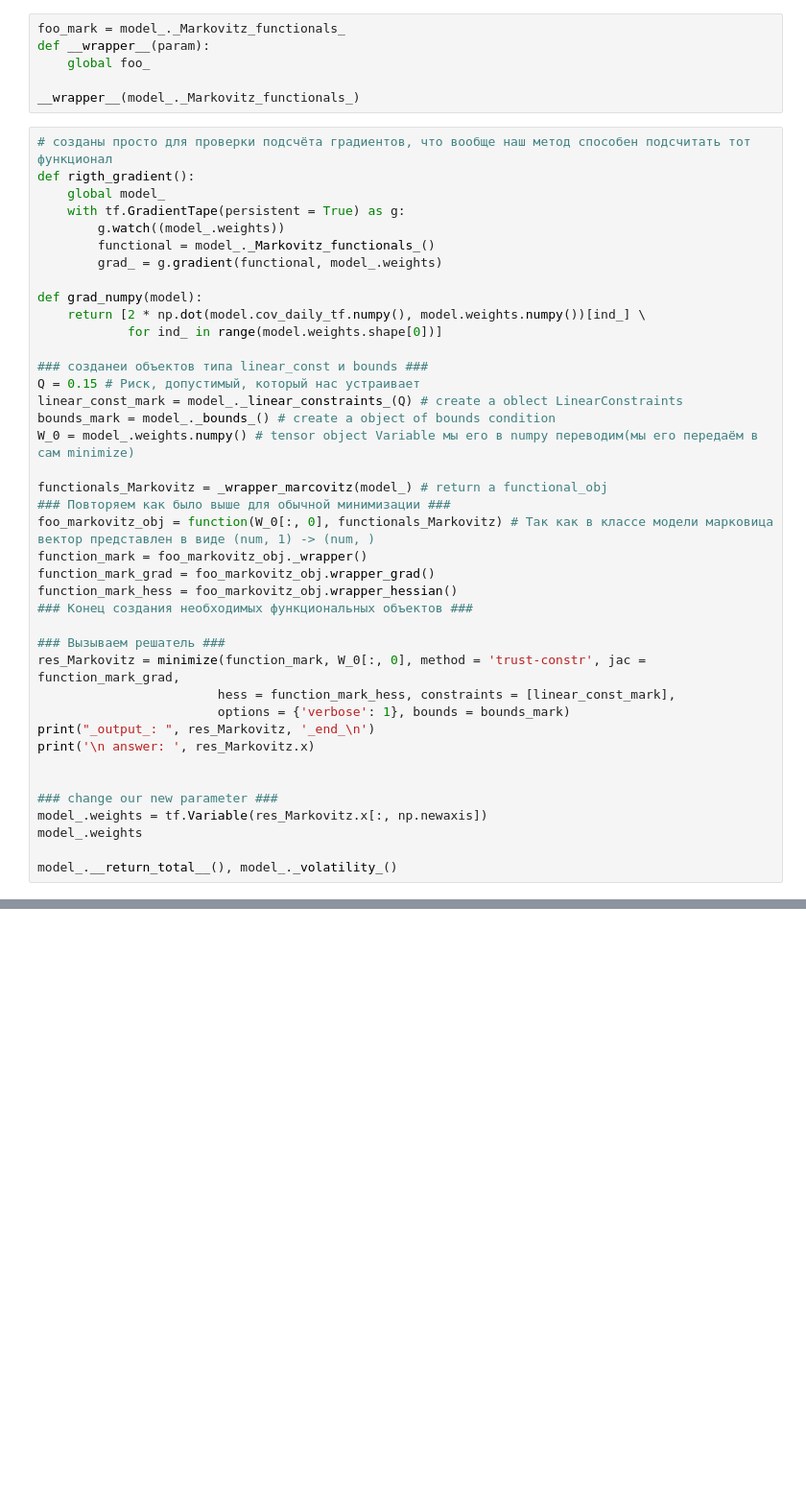
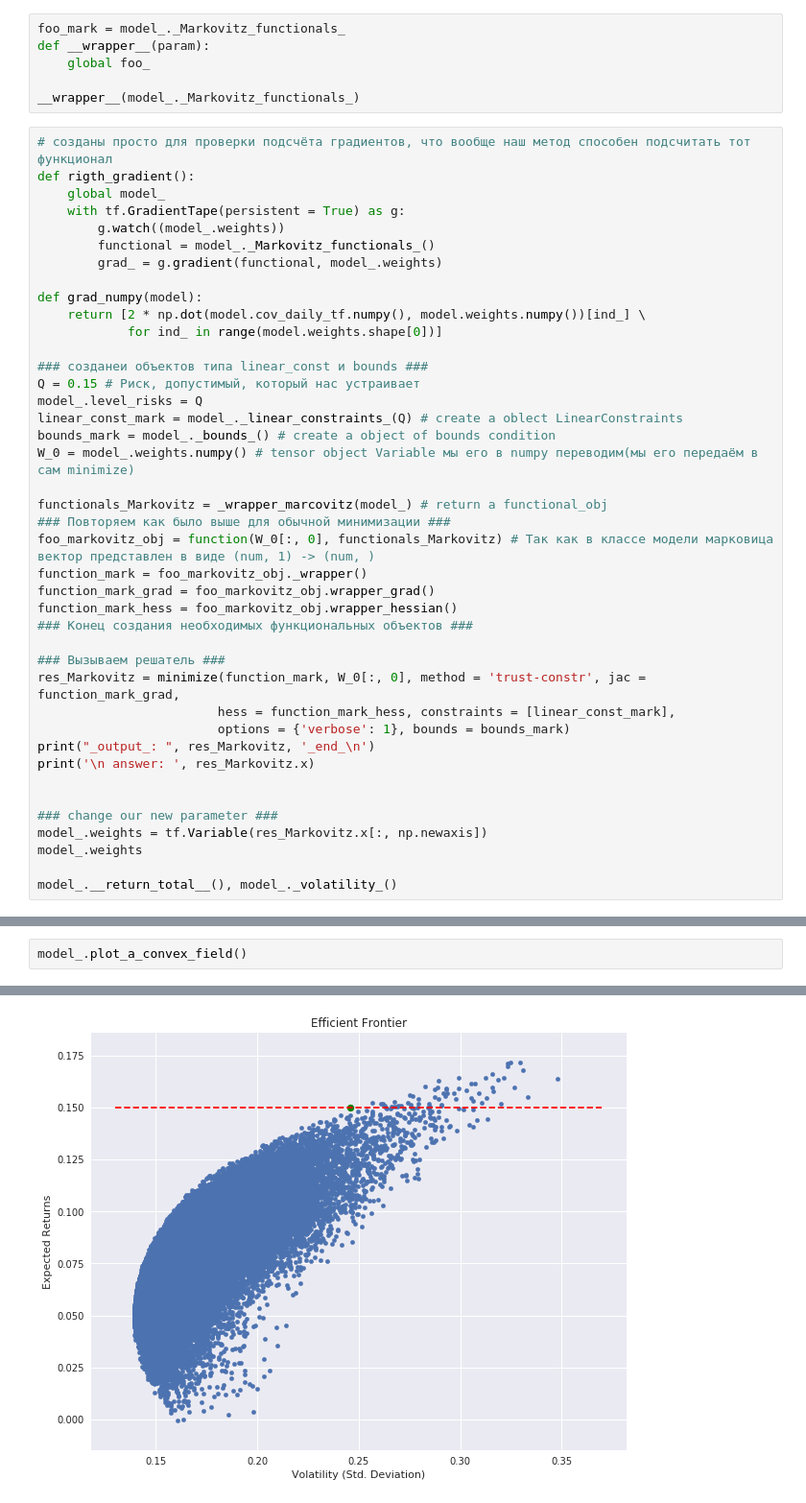
Before and after one commit to Mikhail-Klochkov/diploma_project, a Jupyter notebook: Markoviz.ipynb, the cells around one changed output, grey strips where cells are left out. Shown at 96% size. Cells and saved outputs as stored; diff of their text form; blank space fills up the shorter version.

```diff
--- a/Markoviz.ipynb
+++ b/Markoviz.ipynb
@@ -499,6 +541,7 @@ def grad_numpy(model):
 
 ### созданеи объектов типа linear_const и bounds ###
 Q = 0.15 # Риск, допустимый, который нас устраивает
+model_.level_risks = Q
 linear_const_mark = model_._linear_constraints_(Q) # create a oblect LinearConstraints
 bounds_mark = model_._bounds_() # create a object of bounds condition
 W_0 = model_.weights.numpy() # tensor object Variable мы его в numpy переводим(мы его передаём в сам minimize)
@@ -546,0 +590,3 @@ current value of x:  [0.18953933 0.00276335 0.3050667  0.499739   0.00289161]
+# %%
+model_.plot_a_convex_field()
+# %% [output]
@@ -547,3 +606,4 @@ current value of x:  [0.18953933 0.00276335 0.3050667  0.499739   0.00289161]
+[figure, added]
 # %%
 def grad_(weight_tf):
     with tf.GradientTape() as g:
```
Also changed, not shown: parts of 6 cells of this notebook.
